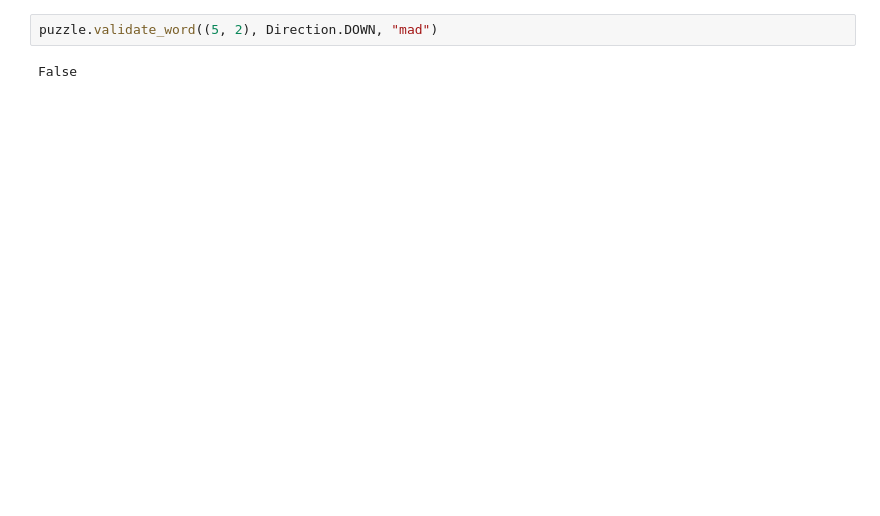
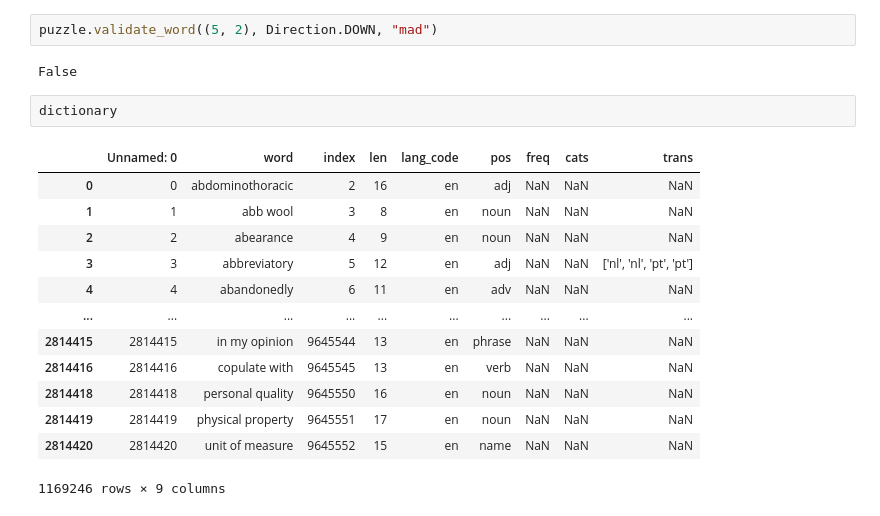
Before and after one commit to Hhuhue/crosslingo, a Jupyter notebook: test.ipynb, the cells around one changed output. Drawn from its saved outputs; the diff is of its cells as text; blank space fills up the shorter version.

```diff
--- a/test.ipynb
+++ b/test.ipynb
@@ -208,3 +209,19 @@ d  e  s  -  a  -  l  a  m  p  -  -  -  -  -  -  -
 puzzle.validate_word((5, 2), Direction.DOWN, "mad")
 # %% [output]
 False
+# %%
+dictionary
+# %% [output]
+|  | Unnamed: 0 | word | index | len | lang_code | pos | freq | cats | trans |
+| 0 | 0 | abdominothoracic | 2 | 16 | en | adj | NaN | NaN | NaN |
+| 1 | 1 | abb wool | 3 | 8 | en | noun | NaN | NaN | NaN |
+| 2 | 2 | abearance | 4 | 9 | en | noun | NaN | NaN | NaN |
+| 3 | 3 | abbreviatory | 5 | 12 | en | adj | NaN | NaN | ['nl', 'nl', 'pt', 'pt'] |
+| 4 | 4 | abandonedly | 6 | 11 | en | adv | NaN | NaN | NaN |
+| ... | ... | ... | ... | ... | ... | ... | ... | ... | ... |
+| 2814415 | 2814415 | in my opinion | 9645544 | 13 | en | phrase | NaN | NaN | NaN |
+| 2814416 | 2814416 | copulate with | 9645545 | 13 | en | verb | NaN | NaN | NaN |
+| 2814418 | 2814418 | personal quality | 9645550 | 16 | en | noun | NaN | NaN | NaN |
+| 2814419 | 2814419 | physical property | 9645551 | 17 | en | noun | NaN | NaN | NaN |
+| 2814420 | 2814420 | unit of measure | 9645552 | 15 | en | name | NaN | NaN | NaN |
+1169246 rows × 9 columns
```
Also changed, not shown: parts of 4 cells of this notebook, 2 other files.
